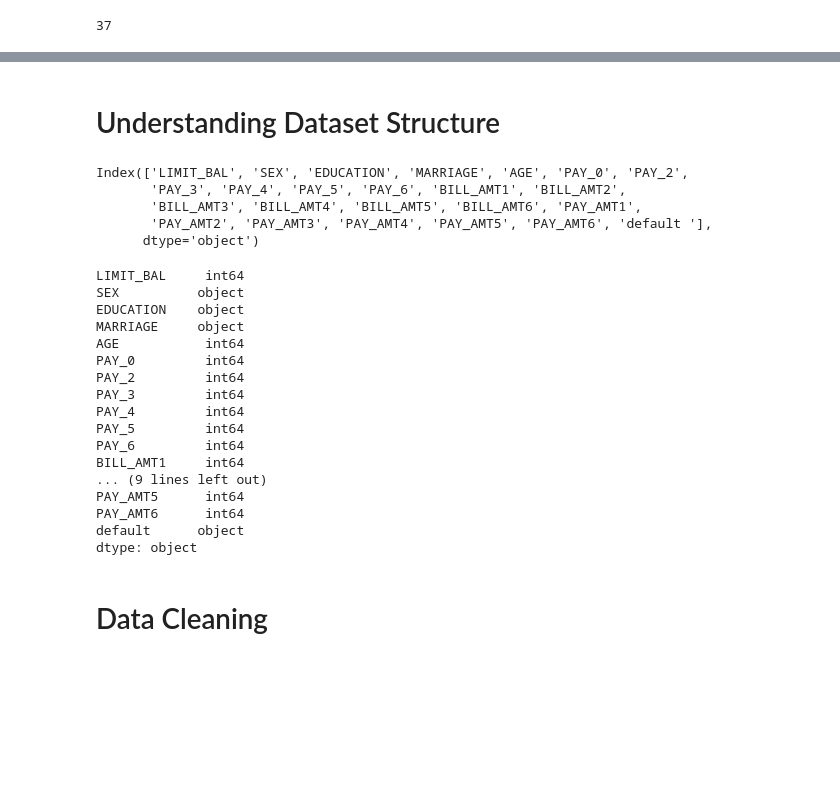
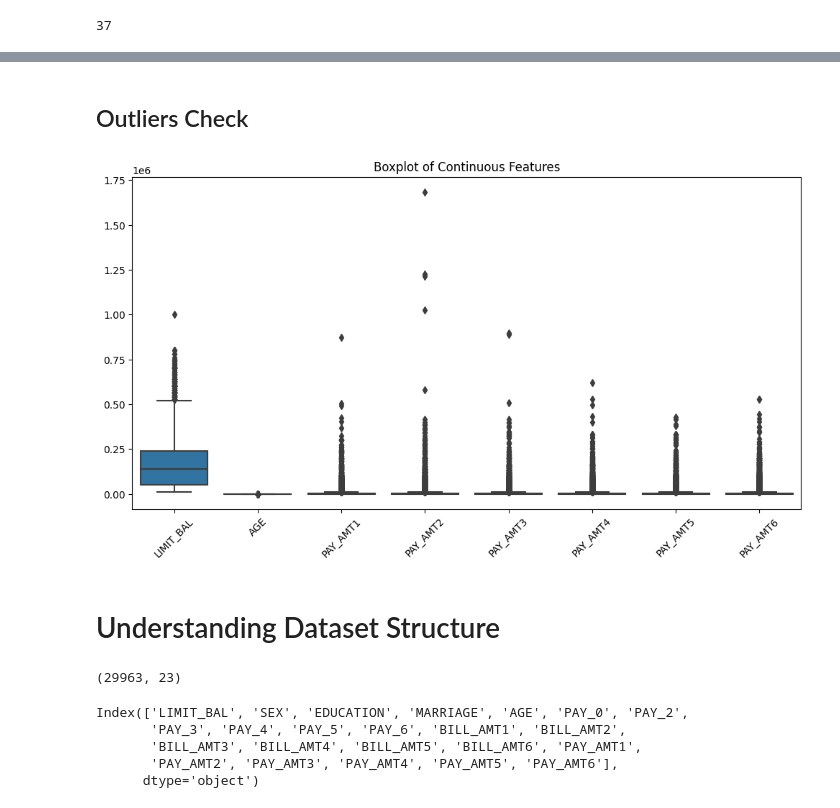
Before and after one commit to PhilipTimothe/Loan-Default-Risk-Analysis, a Jupyter notebook: notebooks/exlporatory_data_analysis.ipynb, the cells around one changed output, grey strips where cells are left out. Cells and saved outputs as stored; diff of their text form; code cells hidden in the pictures; blank space fills up the shorter version.

```diff
--- a/notebooks/exlporatory_data_analysis.ipynb
+++ b/notebooks/exlporatory_data_analysis.ipynb
@@ -88,7 +97,4 @@ df['EDUCATION'] = df['EDUCATION'].map({
     'High School': 3,
     'Others': 4
 })
-
-# Convert Target Variable (Default) to 0 and 1
-df['default'] = df['default'].map({'Y': 1, 'N': 0})
 # %% [markdown]
@@ -102,0 +112,10 @@ df.drop_duplicates(inplace=True)
+# %%
+important_features = [
+    'LIMIT_BAL', 'SEX', 'EDUCATION', 'MARRIAGE', 'AGE',
+    'PAY_0', 'PAY_2', 'PAY_3', 'PAY_4', 'PAY_5', 'PAY_6',
+    'BILL_AMT1', 'BILL_AMT2', 'BILL_AMT3', 'BILL_AMT4', 'BILL_AMT5', 'BILL_AMT6',
+    'PAY_AMT1', 'PAY_AMT2', 'PAY_AMT3', 'PAY_AMT4', 'PAY_AMT5', 'PAY_AMT6',
+]
+
+df = df[important_features]
+df.head()
@@ -102,0 +130,11 @@ df.drop_duplicates(inplace=True)
+# %% [markdown]
+## Outliers Check
+# %%
+
+plt.figure(figsize=(12,6))
+sns.boxplot(data=df[['LIMIT_BAL', 'AGE', 'PAY_AMT1', 'PAY_AMT2', 'PAY_AMT3', 'PAY_AMT4', 'PAY_AMT5', 'PAY_AMT6']])
+plt.xticks(rotation=45)
+plt.title("Boxplot of Continuous Features")
+plt.show()
+# %% [output]
+[figure, added]
@@ -104,32 +146,13 @@ df.drop_duplicates(inplace=True)
 # Understanding Dataset Structure
 # %%
 df.shape
-df.columns
 # %% [output]
-Index(['LIMIT_BAL', 'SEX', 'EDUCATION', 'MARRIAGE', 'AGE', 'PAY_0', 'PAY_2',
-       'PAY_3', 'PAY_4', 'PAY_5', 'PAY_6', 'BILL_AMT1', 'BILL_AMT2',
-       'BILL_AMT3', 'BILL_AMT4', 'BILL_AMT5', 'BILL_AMT6', 'PAY_AMT1',
-       'PAY_AMT2', 'PAY_AMT3', 'PAY_AMT4', 'PAY_AMT5', 'PAY_AMT6', 'default '],
-      dtype='object')
+(29963, 23)
 # %%
-df.dtypes
+df.columns
 # %% [output]
-LIMIT_BAL     int64
-SEX          object
-EDUCATION    object
-MARRIAGE     object
-AGE           int64
-PAY_0         int64
-PAY_2         int64
-PAY_3         int64
-PAY_4         int64
-PAY_5         int64
-PAY_6         int64
-BILL_AMT1     int64
-... (9 lines left out)
-PAY_AMT5      int64
-PAY_AMT6      int64
-default      object
-dtype: object
+Index(['LIMIT_BAL', 'SEX', 'EDUCATION', 'MARRIAGE', 'AGE', 'PAY_0', 'PAY_2',
+       'PAY_3', 'PAY_4', 'PAY_5', 'PAY_6', 'BILL_AMT1', 'BILL_AMT2',
+       'BILL_AMT3', 'BILL_AMT4', 'BILL_AMT5', 'BILL_AMT6', 'PAY_AMT1',
+       'PAY_AMT2', 'PAY_AMT3', 'PAY_AMT4', 'PAY_AMT5', 'PAY_AMT6'],
+      dtype='object')
-# %% [markdown]
-# Data Cleaning
```
Also changed, not shown: parts of 11 cells of this notebook, 1 other file.
